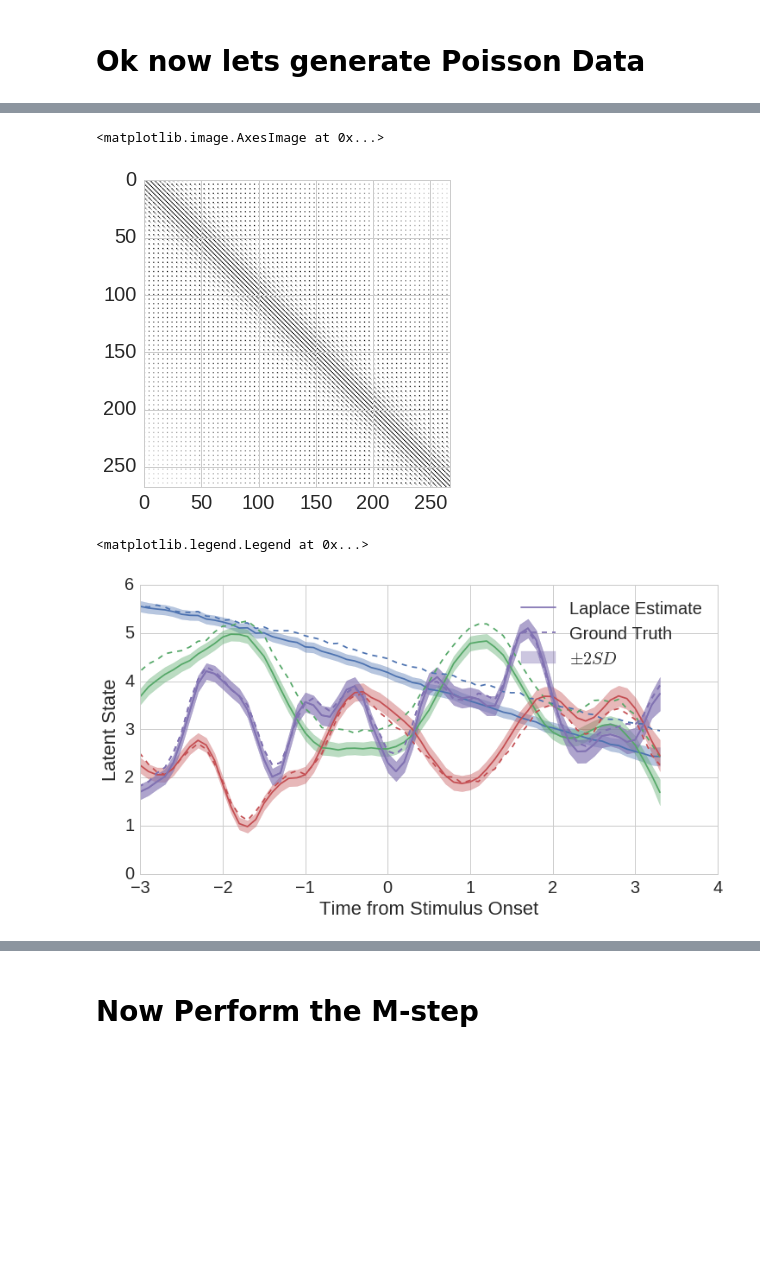
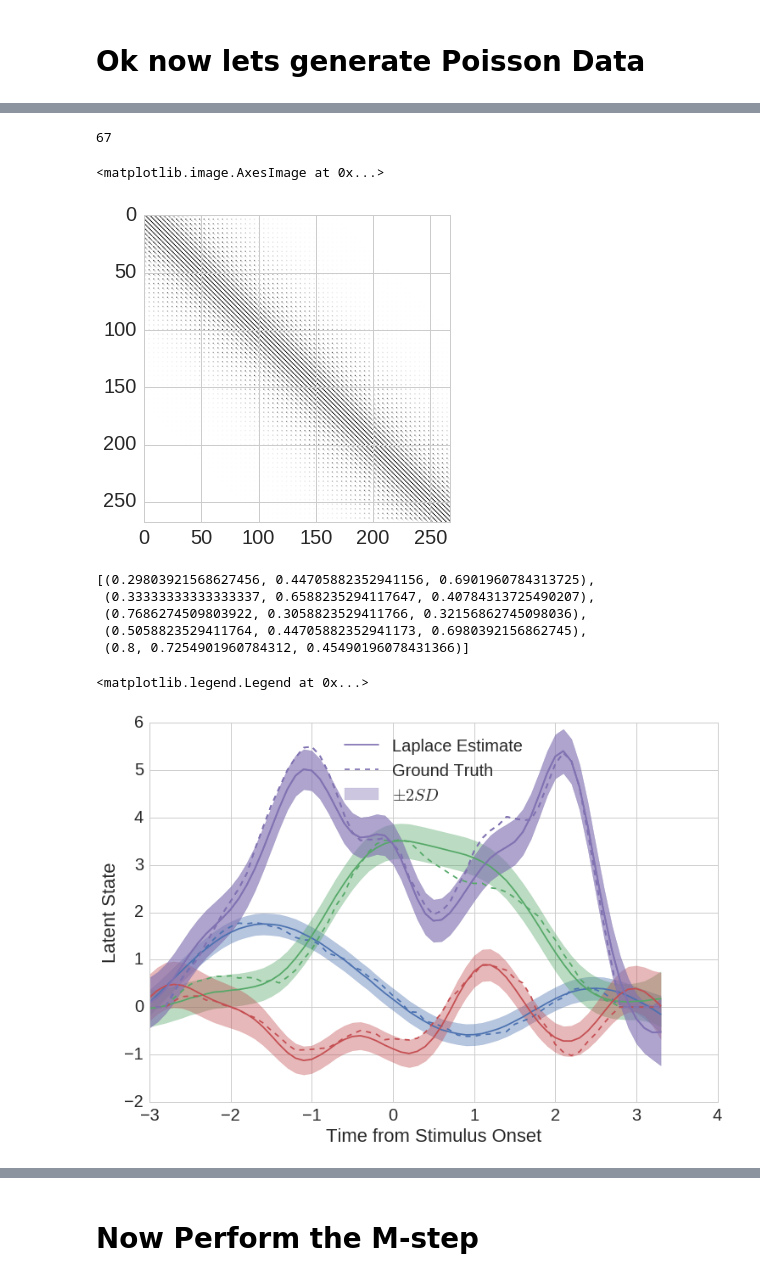
Before and after one commit to yves-weissenberger/GPR, a Jupyter notebook: GPFA_E_step_laplace_inf.ipynb, the cells around one changed output, grey strips where cells are left out. Cells and saved outputs as stored; diff of their text form; code cells hidden in the pictures; blank space fills up the shorter version.

```diff
--- a/GPFA_E_step_laplace_inf.ipynb
+++ b/GPFA_E_step_laplace_inf.ipynb
@@ -165,5 +169,5 @@ for i in range(hiddenDim):
 # %%
-n_neurons = 200 #q
+n_neurons = 14 #q
 nDims = 4#
 n_timePoints = 67
 t = np.linspace(-33,33,num=n_timePoints)/10 #use this for an unmarked time series
@@ -174,12 +178,12 @@ sigmaF = [1-sigmaN for i in range(hiddenDim)]
 
 
 
-C = np.random.randint(-2,2,size=(n_neurons,nDims))/2
-d = np.random.randint(0,2,size=(n_neurons))
+C = np.random.normal(loc=0,scale=.5,size=(n_neurons,nDims))/2
+d = np.random.randint(0,6,size=(n_neurons))/2
 # %%
-x = np.zeros([nDims,T_max])
+x = np.zeros([nDims,nT])
 
-length_scales_GP = [10**(.6 if i== 0 else -i*.2) for i in range(nDims)]
+length_scales_GP = [10**(.1 if i== 0 else -i*.15) for i in range(nDims)]
 params = {
           'l':length_scales_GP
          }
@@ -191,8 +195,8 @@ for i,l in enumerate(length_scales_GP):
 
     Ki = calc_K(x=t,y=t,l=l)
     Ki /= np.max(Ki)
-    mvn1 = multivariate_normal(mean=[np.random.randint(1,5)]*n_timePoints,cov=Ki)
-    x[i] =  mvn1.rvs()#*np.concatenate([np.zeros(5),np.cos(np.linspace(-np.pi/2,0,num=15)),np.ones(T_max-35),np.cos(np.linspace(0,.5*np.pi,num=5)),np.zeros(10)])
+    mvn1 = multivariate_normal(mean=[np.random.randint(1,9)-3]*n_timePoints,cov=Ki)
+    x[i] =  mvn1.rvs()*np.concatenate([np.zeros(5),np.cos(np.linspace(-np.pi/2,0,num=15)),np.ones(nT-35),np.cos(np.linspace(0,.5*np.pi,num=10)),np.zeros(5)])
 
 for i in range(nDims):
     plt.plot(x[i],'.-')
@@ -206,4 +210,8 @@ y = np.random.poisson(rate_params + np.abs(np.random.normal(loc=0,scale=1,size=r
 params = {'C': C,
           'd': d,
           'l': length_scales_GP}
+# %%
+np.max(y)
+# %% [output]
+67
 # %%
@@ -216,7 +224,7 @@ ybar = np.array([y.T.flatten()])
 plt.imshow(K_big)
 # %% [output]
 <matplotlib.image.AxesImage at 0x...>
-[figure, old version]
+[figure, new version]
 # %%
 def calc_post_unNorm(xbar, ybar, C_big, d,  K_bigInv,t,n_neurons):
 
@@ -273,7 +281,8 @@ resLap = op.minimize(
     args = (ybar, C_big, d, K_bigInv,t,n_neurons),
     jac = calc_post_grad,
     hess = calc_post_hess,
-    options = {'disp': False,'maxiter': 10000})
+    options = {'disp': False,'maxiter': 10000,'xtol':1e-16
+})
 # %%
 x_post_mean = resLap.x.reshape(nDims,nT,order='F')
 
@@ -281,28 +290,36 @@ hess = calc_post_hess(resLap.x,  ybar, C_big, d, K_bigInv,t,n_neurons)
 PostCovGP = np.linalg.inv(hess)
 
 PostCovGP = PostCovGP
-SD2 = 3*np.sqrt(PostCovGP.diagonal().reshape(nDims,nT,order='F'))
+SD2 = 2*np.sqrt(PostCovGP.diagonal().reshape(nDims,nT,order='F'))
+# %%
+seaborn.color_palette('deep',n_colors=nDims+1,desat=1)
+# %% [output]
+[(0.29803921568627456, 0.44705882352941156, 0.6901960784313725),
+ (0.33333333333333337, 0.6588235294117647, 0.40784313725490207),
+ (0.7686274509803922, 0.3058823529411766, 0.32156862745098036),
+ (0.5058823529411764, 0.44705882352941173, 0.6980392156862745),
+ (0.8, 0.7254901960784312, 0.45490196078431366)]
 # %%
-plt.figure(figsize=(12,6))
-clrs = seaborn.color_palette(n_colors=nDims)#seaborn.color_palette('RdBu',n_colors=3)
+plt.figure(figsize=(12,8))
+clrs = seaborn.color_palette('deep',n_colors=nDims+1,desat=1)#seaborn.color_palette('RdBu',n_colors=3)
 
 i = 0
 for lapInf,gT in zip(x_post_mean,x):
 
 
     plt.plot(t,lapInf,color=clrs[i])
     plt.plot(t,gT,linestyle='--',color=clrs[i])
     plt.fill_between(t,lapInf +SD2[i],lapInf - SD2[i],color=clrs[i],alpha=.4)
     i += 1
 
 plt.plot(t,lapInf,color=clrs[i-1],label='Laplace Estimate')
 plt.plot(t,gT,linestyle='--',color=clrs[i-1],label='Ground Truth')
 plt.fill_between(t,lapInf + SD2[i-1],lapInf - SD2[i-1],color=clrs[i-1],alpha=.4,label=r'$\pm2SD$')
 
 plt.ylabel('Latent State')
 plt.xlabel('Time from Stimulus Onset')
-plt.xlim(-3)
-plt.legend()
+plt.xlim(-3,)
+plt.legend(loc='best')
 # %% [output]
 <matplotlib.legend.Legend at 0x...>
-[figure, old version]
+[figure, new version]
```
Also changed, not shown: parts of 46 cells of this notebook, 6 other files.
